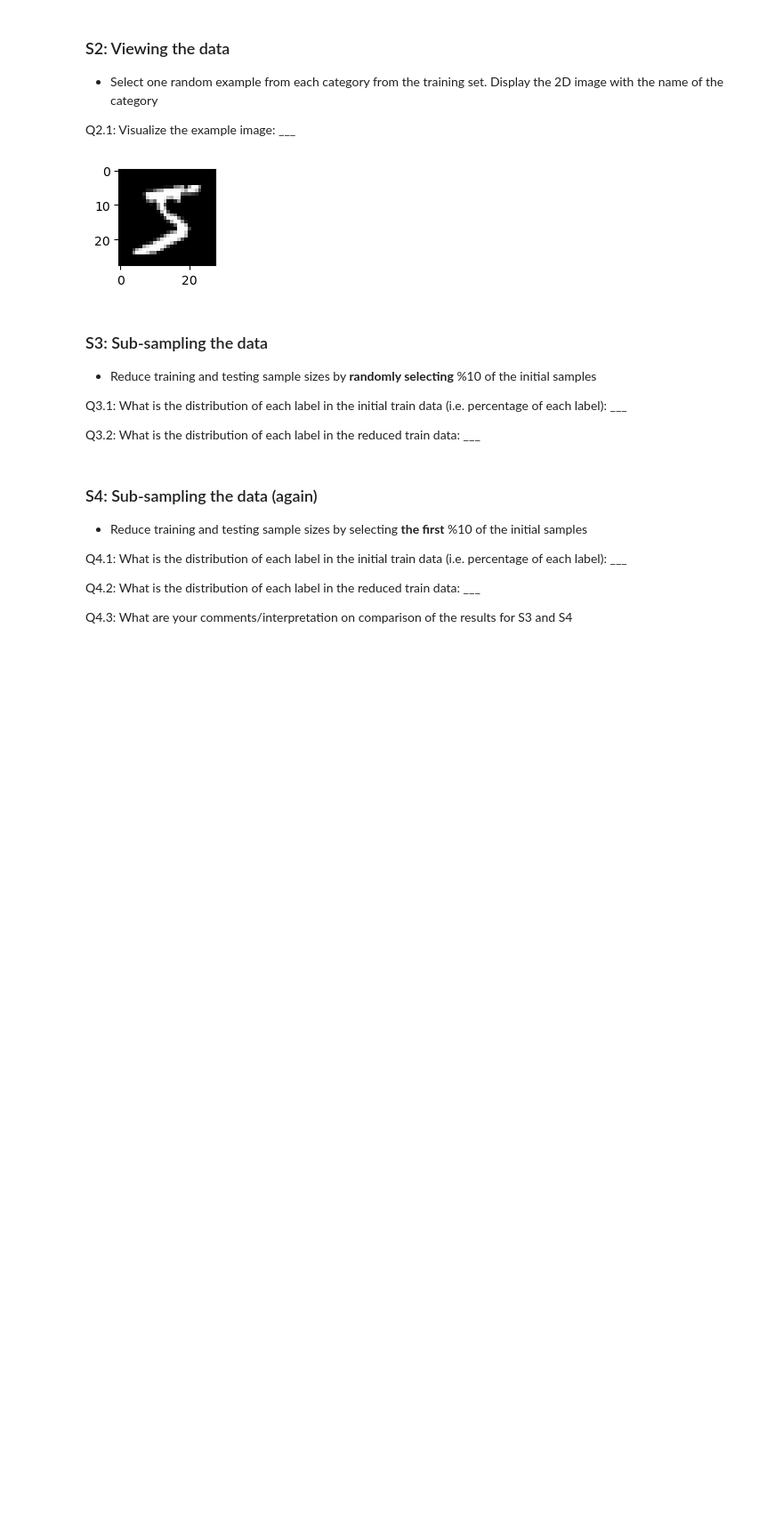
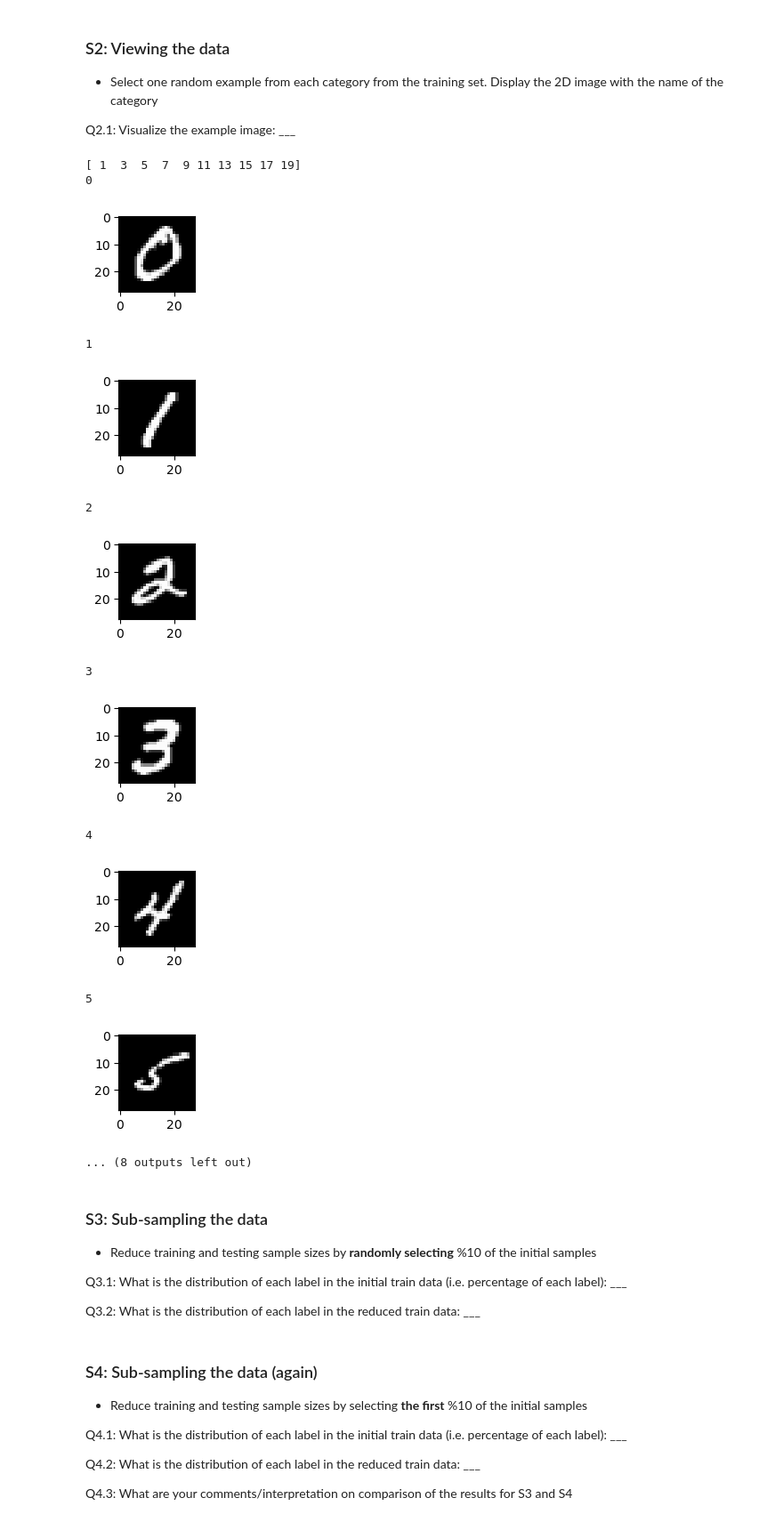
Before and after one commit to bennkeel/MUSA-650_Spring2023, a Jupyter notebook: HW1/MUSA650_Spring2023_HW1.ipynb, the cells around one changed output. Shown: that part at 89% size. Cells and saved outputs as stored; diff of their text form; code cells hidden in the pictures; blank space fills up the shorter version.

```diff
--- a/HW1/MUSA650_Spring2023_HW1.ipynb
+++ b/HW1/MUSA650_Spring2023_HW1.ipynb
@@ -42,12 +40,42 @@ assert y_test.shape == (10000,)
 - Select one random example from each category from the training set. Display the 2D image with the name of the category
 
 Q2.1: Visualize the example image:   ___
-# %%
-plt.subplot(330 + 1 + 1)
-plt.imshow(x_train[0], cmap=plt.get_cmap('gray'))
-plt.show()
-# %% [output]
-[figure, removed]
+# %%
+categories = np.array([0, 1, 2, 3, 4, 5, 6, 7, 8, 9])
+index = np.array([0])
+i = 0
+next = False
+
+for x in categories:
+    next = False
+    while next == False:
+        if y_train[i] == x:
+            index = np.append(index, i)
+            next = True
+        i += 1
+
+index = np.delete(index, 0)
+
+for x in index:
+    print(y_train[x])
+    plt.subplot(330 + 1 + i)
+    plt.imshow(x_train[x], cmap=plt.get_cmap('gray'))
+    plt.show()
+# %% [output]
+[ 1  3  5  7  9 11 13 15 17 19]
+0
+[figure, added]
+1
+[figure, added]
+2
+[figure, added]
+3
+[figure, added]
+4
+[figure, added]
+5
+[figure, added]
+... (8 outputs left out)
 # %% [markdown]
 ### S3: Sub-sampling the data
 - Reduce training and testing sample sizes by **randomly selecting** %10 of the initial samples
```
Also changed, not shown: parts of 1 cell of this notebook.
